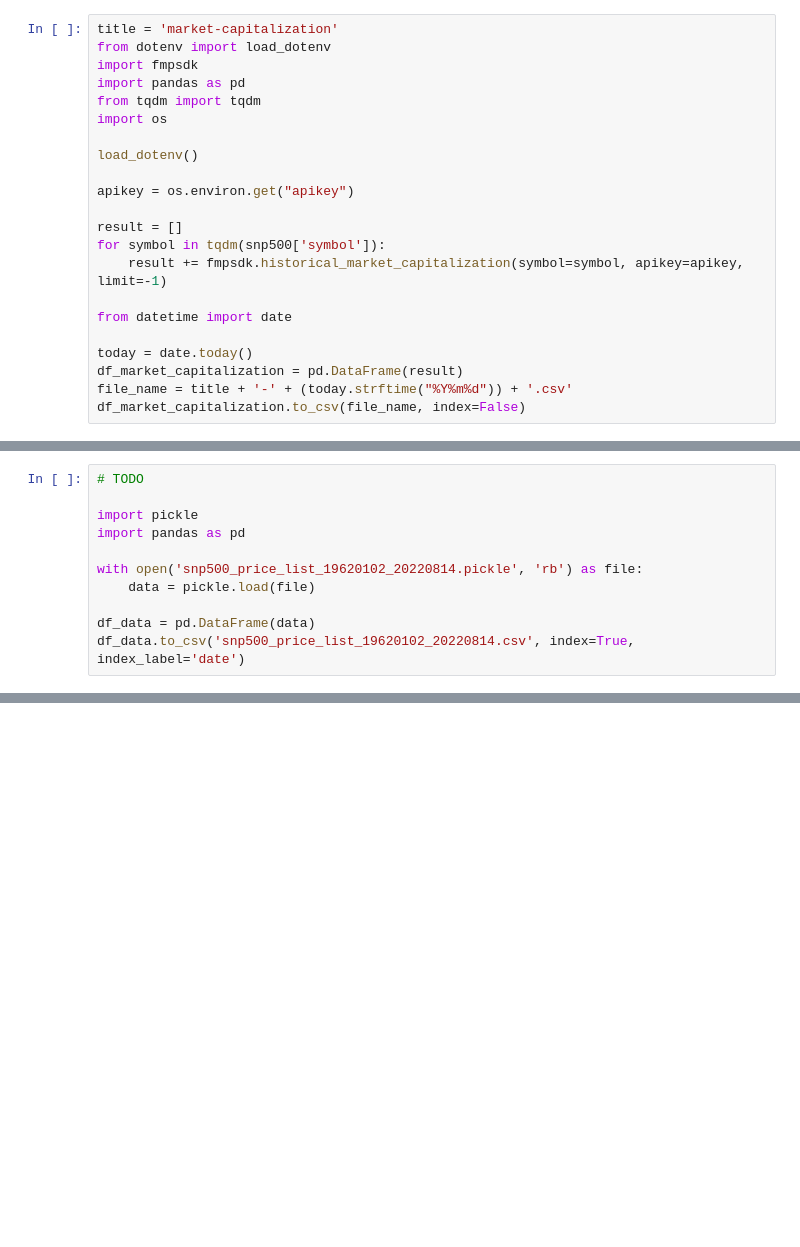
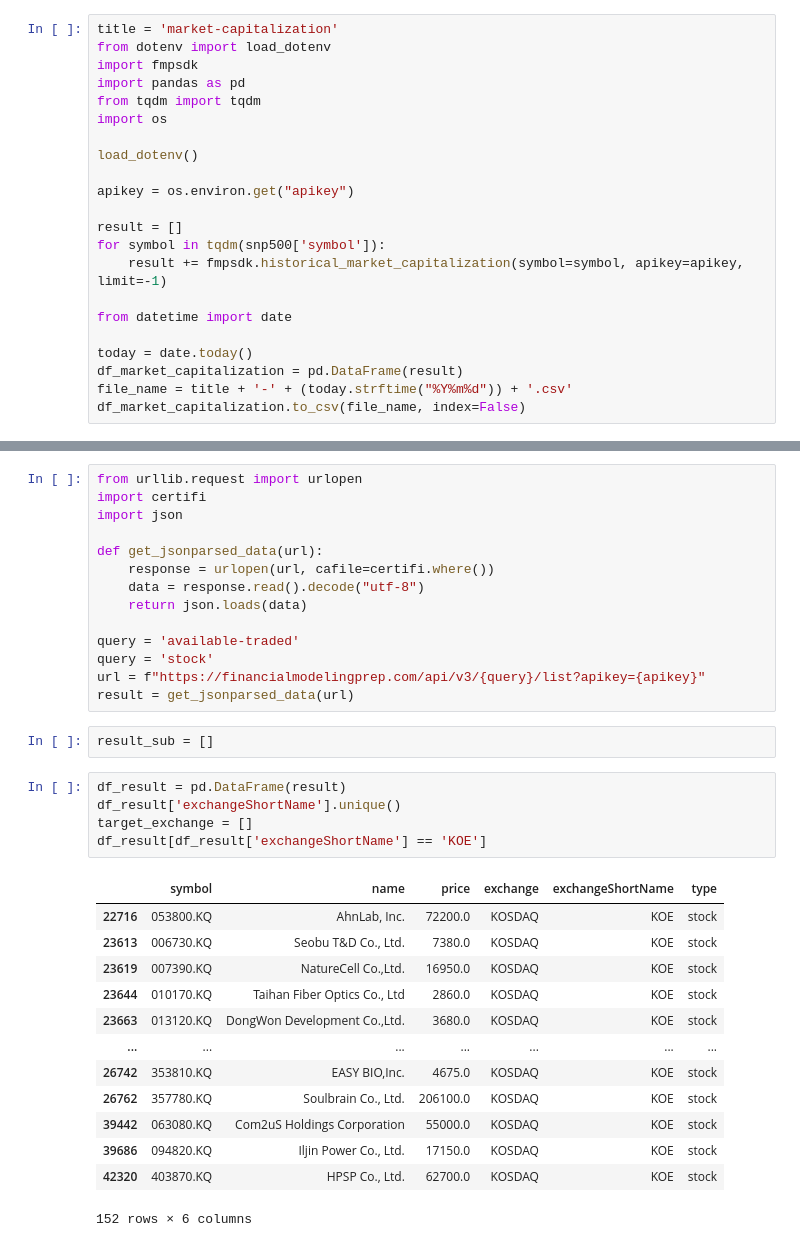
Before and after one commit to icsl-Jeon/EastFox, a Jupyter notebook: core/data/download.ipynb, the cells around one changed output, grey strips where cells are left out. Drawn from its saved outputs; the diff is of its cells as text; blank space fills up the shorter version.

```diff
--- a/core/data/download.ipynb
+++ b/core/data/download.ipynb
@@ -238,11 +238,0 @@ with open("financial_statements_list.txt", "a") as f:
-# %%
-# TODO
-
-import pickle
-import pandas as pd
-
-with open('snp500_price_list_19620102_20220814.pickle', 'rb') as file:
-    data = pickle.load(file)
-
-df_data = pd.DataFrame(data)
-df_data.to_csv('snp500_price_list_19620102_20220814.csv', index=True, index_label='date')
@@ -252,0 +267,35 @@ df_result = pd.DataFrame(result)
+# %%
+from urllib.request import urlopen
+import certifi
+import json
+
+def get_jsonparsed_data(url):
+    response = urlopen(url, cafile=certifi.where())
+    data = response.read().decode("utf-8")
+    return json.loads(data)
+
+query = 'available-traded'
+query = 'stock'
+url = f"https://financialmodelingprep.com/api/v3/{query}/list?apikey={apikey}"
+result = get_jsonparsed_data(url)
+# %%
+result_sub = []
+# %%
+df_result = pd.DataFrame(result)
+df_result['exchangeShortName'].unique()
+target_exchange = []
+df_result[df_result['exchangeShortName'] == 'KOE']
+# %% [output]
+|  | symbol | name | price | exchange | exchangeShortName | type |
+| 22716 | 053800.KQ | AhnLab, Inc. | 72200.0 | KOSDAQ | KOE | stock |
+| 23613 | 006730.KQ | Seobu T&D Co., Ltd. | 7380.0 | KOSDAQ | KOE | stock |
+| 23619 | 007390.KQ | NatureCell Co.,Ltd. | 16950.0 | KOSDAQ | KOE | stock |
+| 23644 | 010170.KQ | Taihan Fiber Optics Co., Ltd | 2860.0 | KOSDAQ | KOE | stock |
+| 23663 | 013120.KQ | DongWon Development Co.,Ltd. | 3680.0 | KOSDAQ | KOE | stock |
+| ... | ... | ... | ... | ... | ... | ... |
+| 26742 | 353810.KQ | EASY BIO,Inc. | 4675.0 | KOSDAQ | KOE | stock |
+| 26762 | 357780.KQ | Soulbrain Co., Ltd. | 206100.0 | KOSDAQ | KOE | stock |
+| 39442 | 063080.KQ | Com2uS Holdings Corporation | 55000.0 | KOSDAQ | KOE | stock |
+| 39686 | 094820.KQ | Iljin Power Co., Ltd. | 17150.0 | KOSDAQ | KOE | stock |
+| 42320 | 403870.KQ | HPSP Co., Ltd. | 62700.0 | KOSDAQ | KOE | stock |
+152 rows × 6 columns
```
Also changed, not shown: parts of 12 cells of this notebook, 6 other files.
